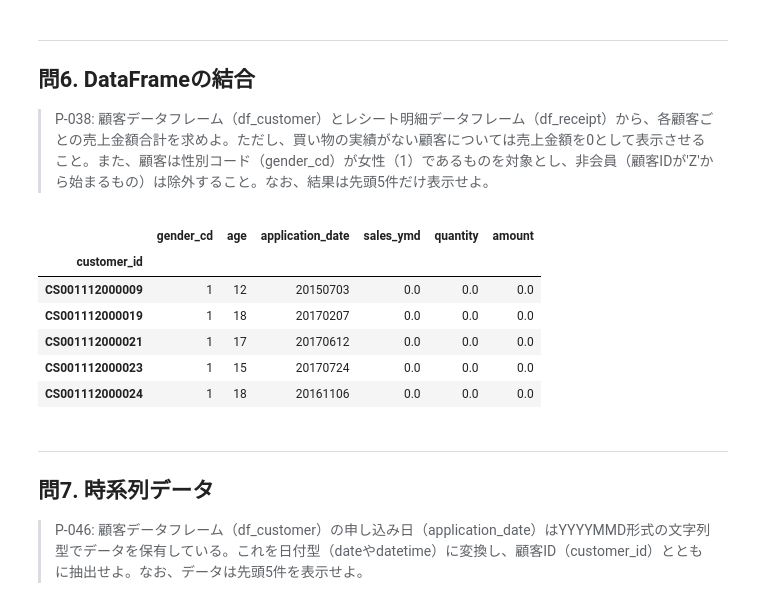
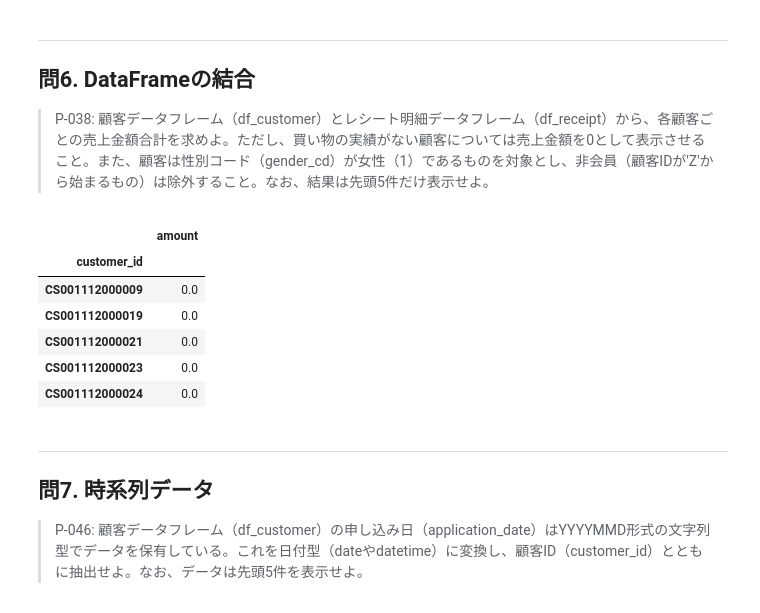
Before and after one commit to YotaroKono/playground-basicgit-1, a Jupyter notebook: colab/answer/pandas_quiz.ipynb, the cells around one changed output. Saved outputs shown, nothing was run; the diff lists cells and outputs as text; code cells hidden in the pictures.

```diff
--- a/colab/answer/pandas_quiz.ipynb
+++ b/colab/answer/pandas_quiz.ipynb
@@ -99,17 +132,17 @@ df_customer_only_member = df_customer.query("not customer_id.str.startswith('Z')
 # %%
 df_1 = pd.merge(df_customer_only_member, df_receipt_only_member, on= "customer_id", how = "left")
 df_1 = df_1[df_1["gender_cd"] == 1]
 df_1 = df_1.fillna(0)
-df_1 = df_1.groupby("customer_id").sum()
+df_1 = df_1.groupby("customer_id")[["amount"]].sum()
 df_1[:5]
 # %% [output]
-|  | gender_cd | age | application_date | sales_ymd | quantity | amount |
-| customer_id |  |  |  |  |  |  |
-| CS001112000009 | 1 | 12 | 20150703 | 0.0 | 0.0 | 0.0 |
-| CS001112000019 | 1 | 18 | 20170207 | 0.0 | 0.0 | 0.0 |
-| CS001112000021 | 1 | 17 | 20170612 | 0.0 | 0.0 | 0.0 |
-| CS001112000023 | 1 | 15 | 20170724 | 0.0 | 0.0 | 0.0 |
-| CS001112000024 | 1 | 18 | 20161106 | 0.0 | 0.0 | 0.0 |
+|  | amount |
+| customer_id |  |
+| CS001112000009 | 0.0 |
+| CS001112000019 | 0.0 |
+| CS001112000021 | 0.0 |
+| CS001112000023 | 0.0 |
+| CS001112000024 | 0.0 |
 # %% [markdown]
 ---
 ## 問7. 時系列データ
```
Also changed, not shown: parts of 2 cells of this notebook.
